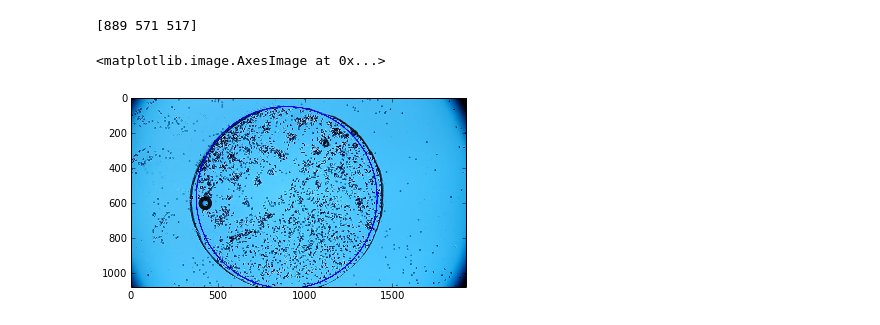
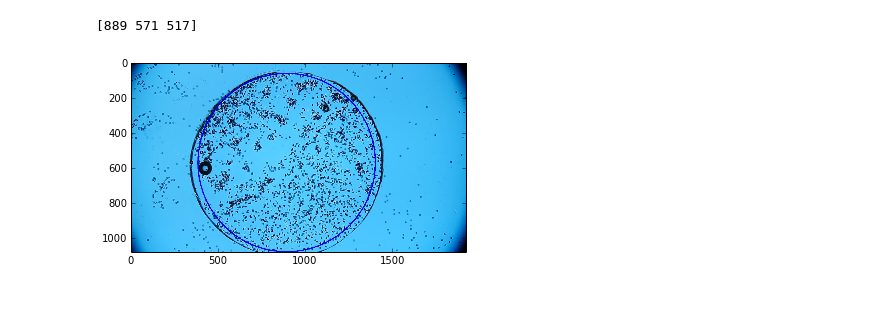
Before and after one commit to cmaass/swimmertracking, a Jupyter notebook: houghcircles.ipynb, the cells around one changed output. Cells and saved outputs as stored; diff of their text form; code cells hidden in the pictures.

```diff
--- a/houghcircles.ipynb
+++ b/houghcircles.ipynb
@@ -41,11 +11,14 @@ pl.imshow(f)
 # %%
+os.chdir('/media/corinna/corinna-data/data/20150107_Many_droplet_system_height_test_6mm_wide_15wtpcTTAB_5uL_50um_Droplets_2x_Olympus_4fps/')
+mov=rt.movie('0p5mm_high_2_output.avi')
 f=mov.getFrame(0)
 r=cv2.HoughCircles(f[:,:,2],cv2.cv.CV_HOUGH_GRADIENT,3,2000,minRadius=450,maxRadius=600).astype(int).flatten()
 print r
 b=f.copy()
-cv2.circle(b,(r[0],r[1]),r[2], (0,0,255),5)
+cv2.circle(b,(r[0],r[1]),r[2]-10, (0,0,255),5)
 pl.imshow(b)
+mask=zeros(mov.shape[::-1])
+cv2.circle(mask,(r[0],r[1]),r[2]-10,1,-1)
 # %% [output]
 [889 571 517]
-<matplotlib.image.AxesImage at 0x...>
-[figure, old version]
+[figure, new version]
```
Also changed, not shown: parts of 12 cells of this notebook.
